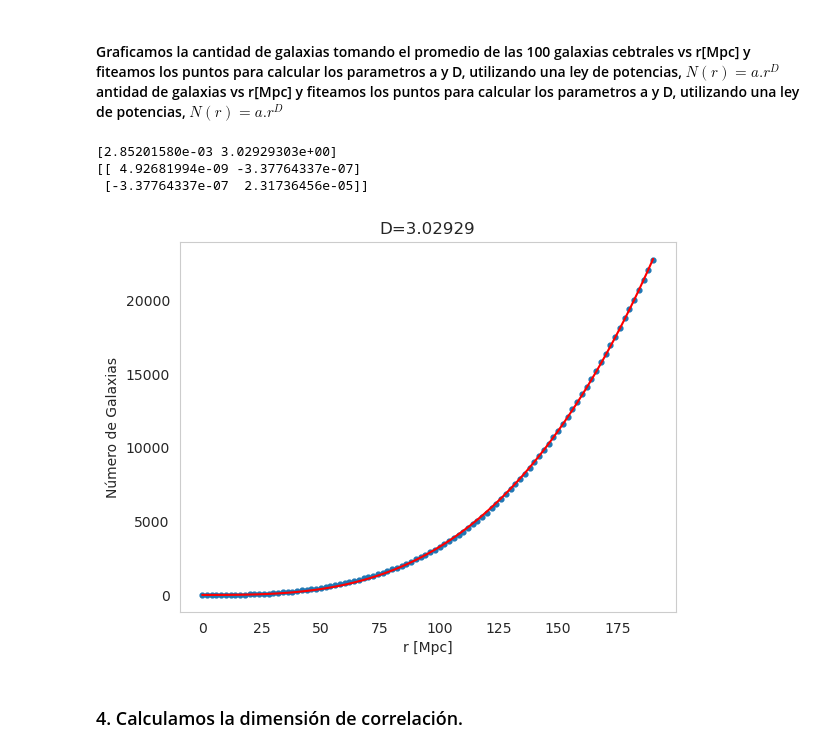
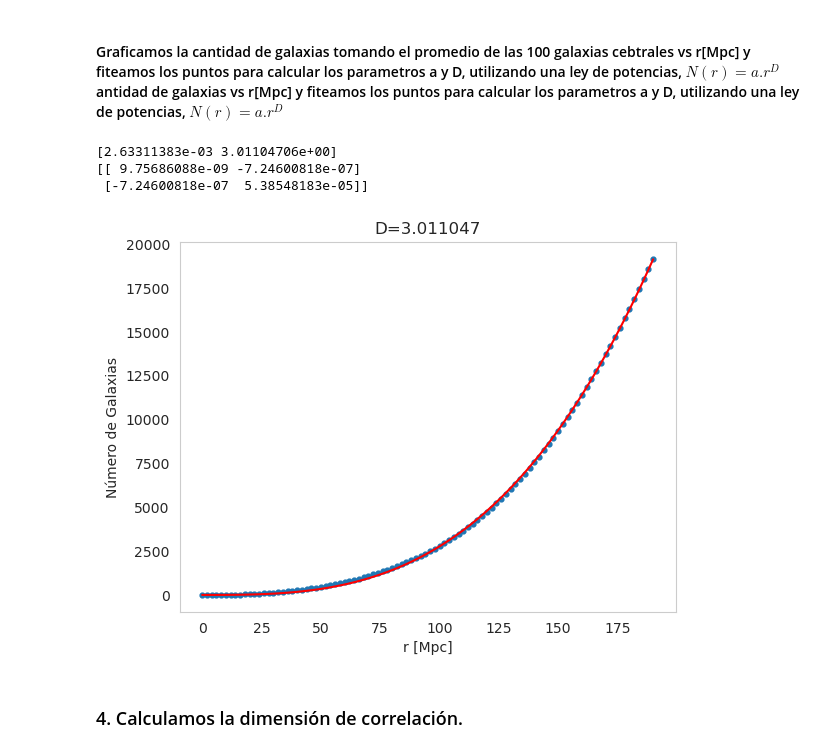
Before and after one commit to manulv96/Calculo-de-dimension-fractal--HCC, a Jupyter notebook: CodigoHCC.ipynb, the cells around one changed output. Saved outputs shown, nothing was run; the diff lists cells and outputs as text; code cells hidden in the pictures.

```diff
--- a/CodigoHCC.ipynb
+++ b/CodigoHCC.ipynb
@@ -44,8 +44,8 @@ data.head(120000)
 rs=data['z']
 
 cl=299792 #velocidad de la luz
-H=72 #constante de Hubble
-dist=rs*cl/H
+h=0.6767 #parámetro de Hubble
+dist=rs*cl/(h*100)
 # %% [markdown]
 #### Vemos la distribución espacial de nuestra muestra de galaxias.
 # %%
@@ -155,13 +154,13 @@ rmax=300
 # %% [markdown]
 #### Elegimos de manera aleatoria las 100 galaxias centrales, cuya distancia tiene que ser menor a 150 Mpc
 # %%
-muestra=data.sample(3500)
+muestra=data.sample(4500)
 # %%
 redshift=muestra['z']
 alf=muestra['RAJ2000']
 delt=muestra['DEJ2000']
 # %%
-d=redshift*cl/H
+d=redshift*cl/(h*100)
 # %%
 xcent=d*np.cos(alf)*np.cos(delt)
 ycent=d*np.sin(alf)*np.cos(delt)
@@ -232,25 +231,25 @@ print(len(ra),len(ni_p))
 # %%
 fig, ax=plt.subplots(1,1)
 
 def funcion2 (y,v,g):
 
     return v*y**g
 
 resu,cova =curve_fit(funcion2, ra, ni_p/M)
-ax.plot(ra, funcion2(ra, 0.00285 ,3.02929),color='red', lw=1.5)
+ax.plot(ra, funcion2(ra, 0.00263311 ,3.011047),color='red', lw=1.5)
 plt.scatter(ra, ni_p/M, s=12)
-ax.set_title('D=3.02929')
+ax.set_title('D=3.011047')
 ax.set_xlabel('r [Mpc]')
 ax.set_ylabel('Número de Galaxias')
 plt.grid()
 print(resu)
 print(cova)
 plt.savefig("dimension_promedio.eps");
 # %% [output]
-[2.85201580e-03 3.02929303e+00]
-[[ 4.92681994e-09 -3.37764337e-07]
- [-3.37764337e-07  2.31736456e-05]]
+[2.63311383e-03 3.01104706e+00]
+[[ 9.75686088e-09 -7.24600818e-07]
+ [-7.24600818e-07  5.38548183e-05]]
-[figure, old version]
+[figure, new version]
 # %% [markdown]
 ### 4. Calculamos la dimensión de correlación.
 # %% [markdown]
```
Also changed, not shown: parts of 6 cells of this notebook.
